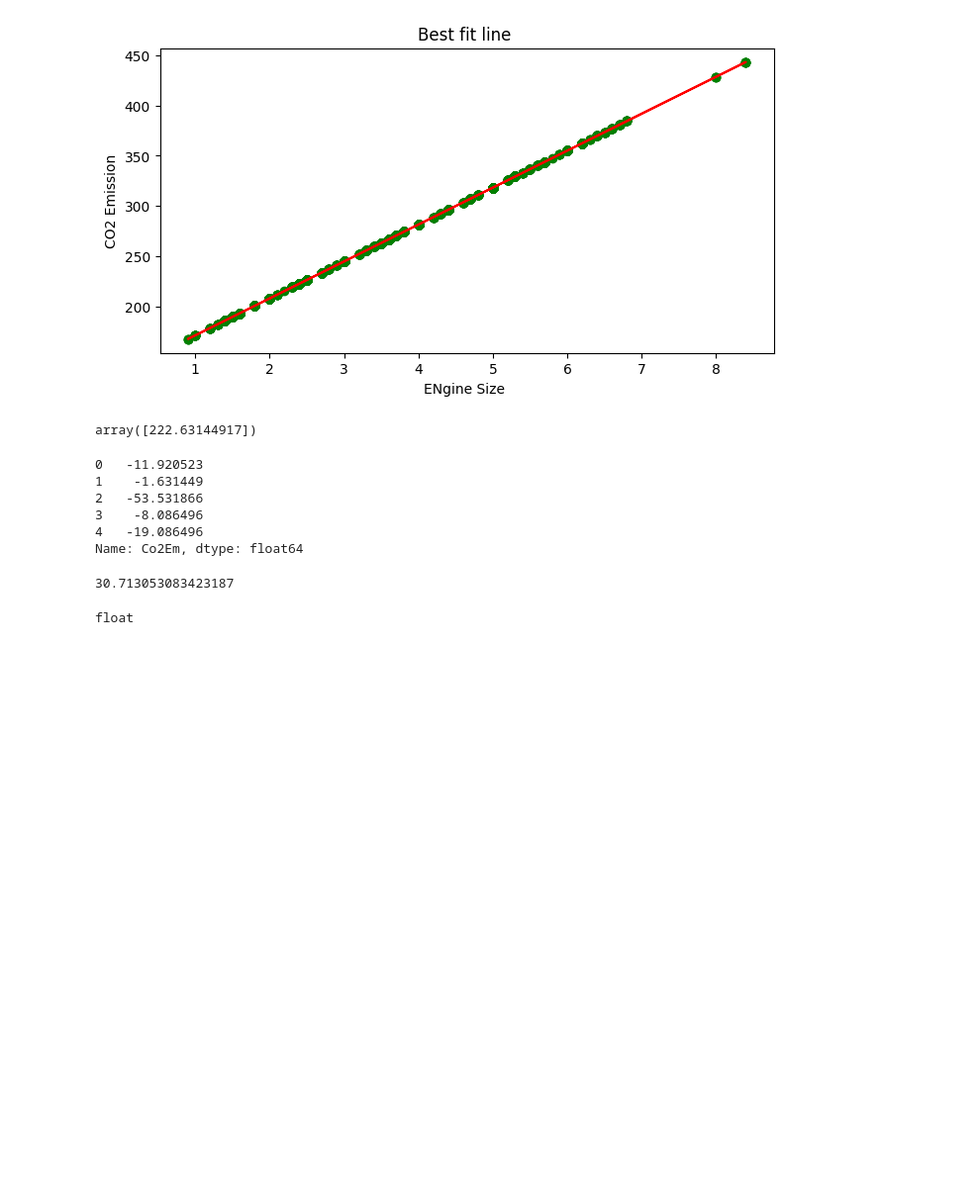
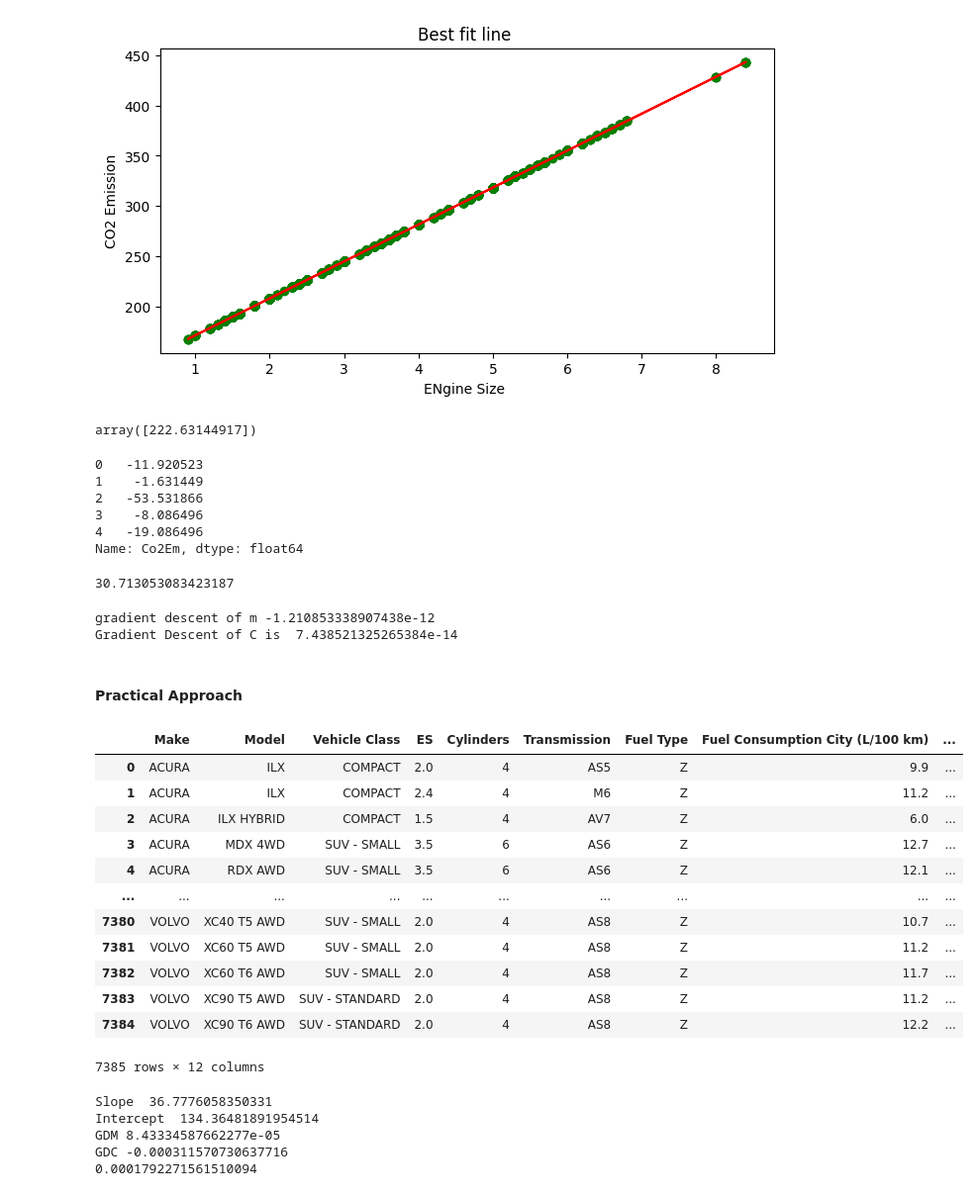
Before and after one commit to priyvrat3005/DataScience_SVCE, a Jupyter notebook: todays.ipynb, the cells around one changed output. Shown at 99% size. Cells and saved outputs as stored; diff of their text form; code cells hidden in the pictures; blank space fills up the shorter version.

```diff
--- a/todays.ipynb
+++ b/todays.ipynb
@@ -180,7 +180,11 @@ rmse # root mean square error  and they are also called cost functions
 # %% [output]
 30.713053083423187
 # %%
-gd=(-2/len(X))*np.sum(X*(Y-y_pred))
-gd
+gdm=(-2/len(X))*np.sum(X.values.flatten()*(Y.values-y_pred))
+print("gradient descent of m",gdm)
+gdc=(-2/len(X))*np.sum((Y.values-y_pred))
+
+print("Gradient Descent of C is ",gdc)
 # %% [output]
-float
+gradient descent of m -1.210853338907438e-12
+Gradient Descent of C is  7.438521325265384e-14
@@ -186,0 +194,19 @@ float
+# %% [markdown]
+#### Practical Approach
+# %%
+df=pd.read_csv("fueldata.csv")
+df=df.rename(columns={"Engine Size(L)":"ES","CO2 Emissions(g/km)":"CO2"})
+# %% [output]
+|  | Make | Model | Vehicle Class | ES | Cylinders | Transmission | Fuel Type | Fuel Consumption City (L/100 km) | ... |
+| 0 | ACURA | ILX | COMPACT | 2.0 | 4 | AS5 | Z | 9.9 | ... |
+| 1 | ACURA | ILX | COMPACT | 2.4 | 4 | M6 | Z | 11.2 | ... |
+| 2 | ACURA | ILX HYBRID | COMPACT | 1.5 | 4 | AV7 | Z | 6.0 | ... |
+| 3 | ACURA | MDX 4WD | SUV - SMALL | 3.5 | 6 | AS6 | Z | 12.7 | ... |
+| 4 | ACURA | RDX AWD | SUV - SMALL | 3.5 | 6 | AS6 | Z | 12.1 | ... |
+| ... | ... | ... | ... | ... | ... | ... | ... | ... | ... |
+| 7380 | VOLVO | XC40 T5 AWD | SUV - SMALL | 2.0 | 4 | AS8 | Z | 10.7 | ... |
+| 7381 | VOLVO | XC60 T5 AWD | SUV - SMALL | 2.0 | 4 | AS8 | Z | 11.2 | ... |
+| 7382 | VOLVO | XC60 T6 AWD | SUV - SMALL | 2.0 | 4 | AS8 | Z | 11.7 | ... |
+| 7383 | VOLVO | XC90 T5 AWD | SUV - STANDARD | 2.0 | 4 | AS8 | Z | 11.2 | ... |
+| 7384 | VOLVO | XC90 T6 AWD | SUV - STANDARD | 2.0 | 4 | AS8 | Z | 12.2 | ... |
+7385 rows × 12 columns
@@ -186,0 +222,25 @@ float
+# %%
+n=len(X_val)
+costhitory=[]
+for epoch in range(epochs):
+    y_predict=m*X_val+c
+    cost=1/n*np.sum(Y_val-y_predict)**2
+    gdm=-2/n*np.sum(X_val*(Y_val-y_predict)) ## imp
+    gdc=-2/n*np.sum((Y_val-y_predict)) ### very imp
+    m=m-(lr*gdm)
+    c=c-(lr*gdc)
+    costhitory.append(cost)
+
+
+
+print("Slope ",m)
+print("Intercept ",c)
+print("GDM",gdm)
+print("GDC",gdc)
+print(costhitory[-1])
+# %% [output]
+Slope  36.7776058350331
+Intercept  134.36481891954514
+GDM 8.43334587662277e-05
+GDC -0.000311570730637716
+0.0001792271561510094
```
Also changed, not shown: parts of 4 cells of this notebook.
